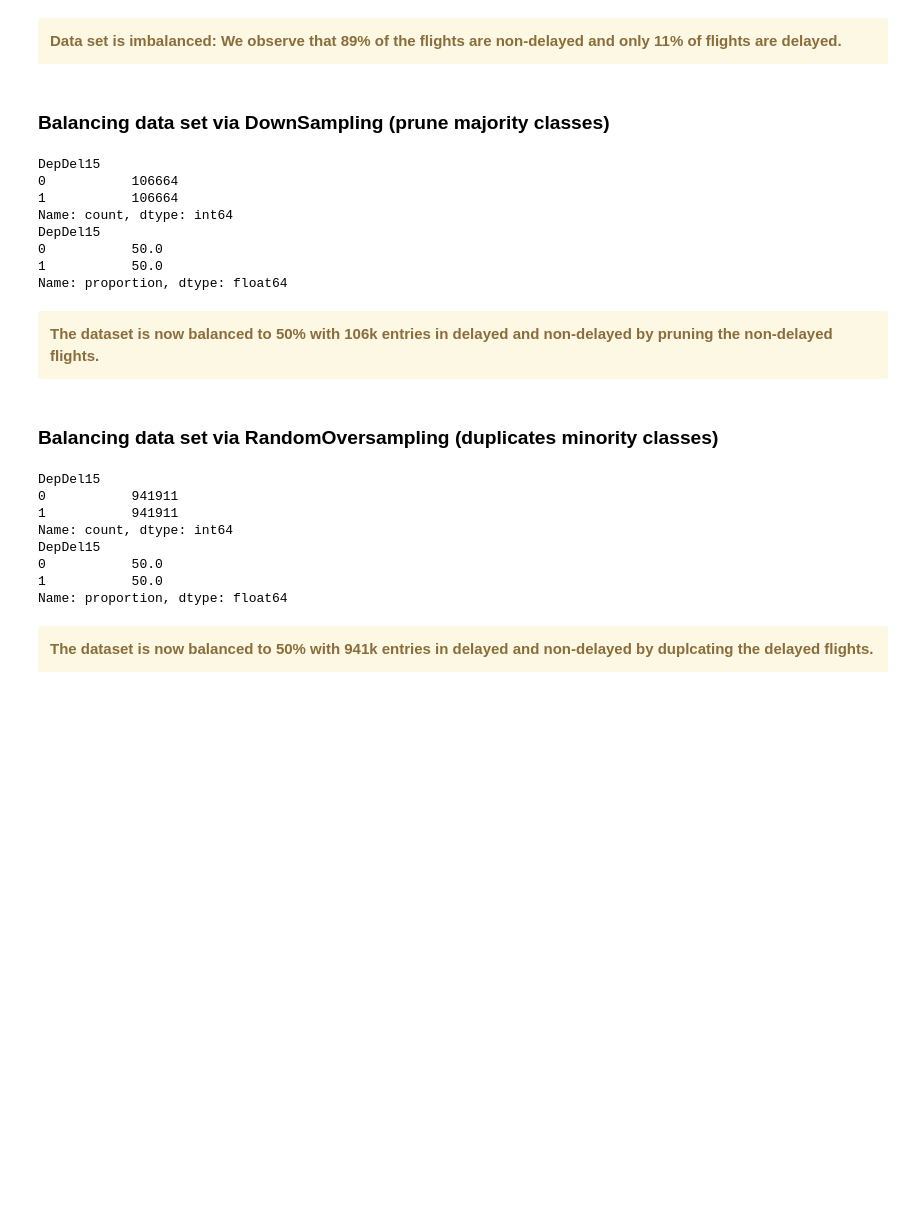
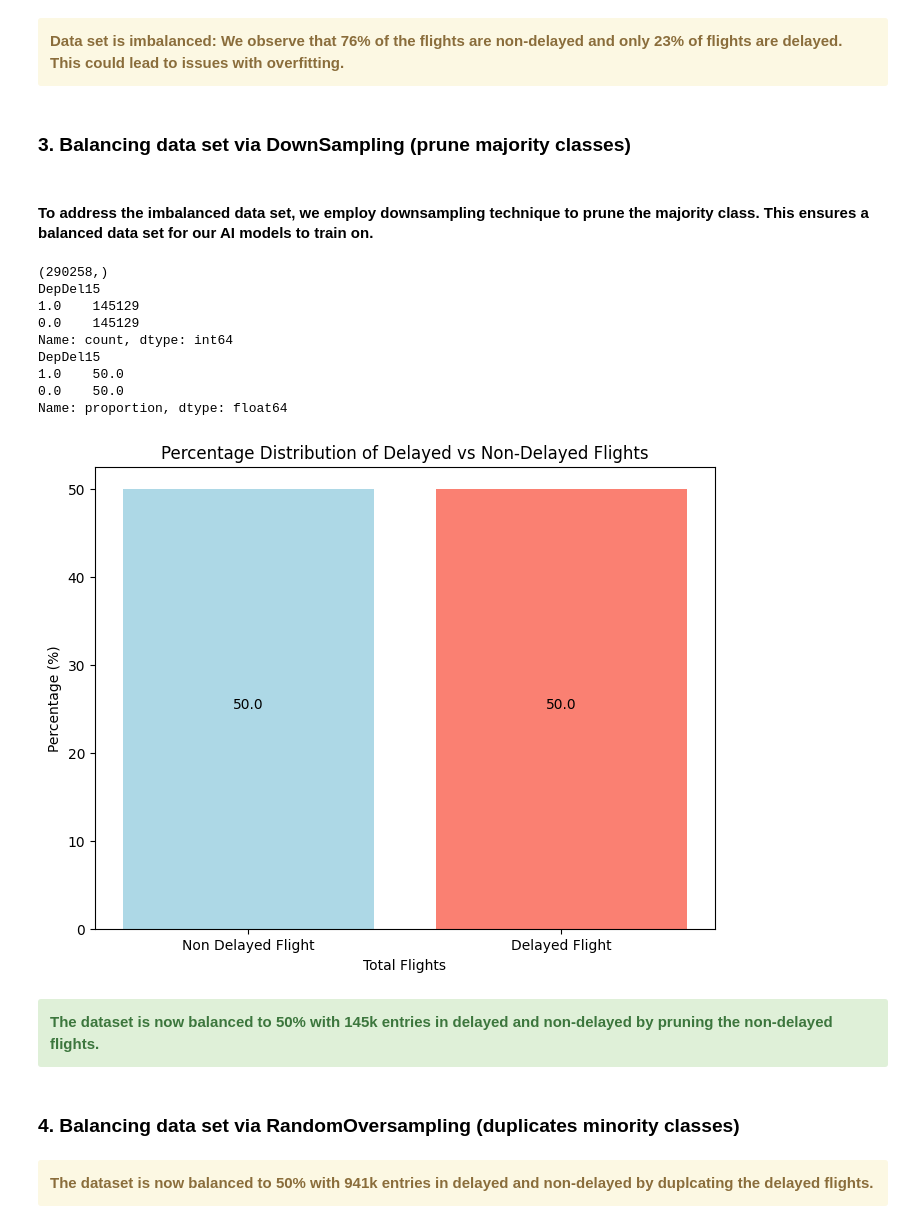
Before and after one commit to JackEshkenazi/SC1015-Data_Science_Project, a Jupyter notebook: 3_Data_Processing.ipynb, the cells around one changed output. Saved outputs shown, nothing was run; the diff lists cells and outputs as text; code cells hidden in the pictures; blank space fills up the shorter version.

Commit message:
Data Processing Completed
-> Training models (work in progress)

```diff
--- a/3_Data_Processing.ipynb
+++ b/3_Data_Processing.ipynb
@@ -16,8 +34,17 @@ def printClassBalance(col):
 # %%
 # Read data
-df = pd.read_csv('cleaned_data.csv')
+df = pd.read_csv('data/cleaned_data.csv')
 
-features = ['Operating_Airline ', 'Dest', 'DayOfWeek', 'DayOfMonth']
-labels = ['DepDel15']
+# Set up all features, categorical and numerical
+features = ['Operating_Airline', 'Dest', 'DayOfWeek', 'DayofMonth', 'Distance']
+categorical_features = ['Operating_Airline', 'Dest', 'DayOfWeek', 'DayofMonth']
+label = "DepDel15"
+
+# Drop NAN values
+df.dropna(subset=[label], inplace=True)
+
+# Stripping trailing ends
+df.columns = df.columns.str.strip()
+
 df_features = df[features]
-df_labels = df[labels]
+df_labels = df[[label]]
@@ -35,50 +66,48 @@ Name: proportion, dtype: float64
 # %% [markdown]
 <div class="alert alert-block alert-warning">
-<b>Data set is imbalanced: We observe that 89% of the flights are non-delayed and only 11% of flights are delayed.</b>
+<b>Data set is imbalanced: We observe that 76% of the flights are non-delayed and only 23% of flights are delayed. This could lead to issues with overfitting.</b>
 </div>
 # %% [markdown]
-### Balancing data set via DownSampling (prune majority classes)
+### 3. Balancing data set via DownSampling (prune majority classes)
+# %% [markdown]
+#### To address the imbalanced data set, we employ downsampling technique to prune the majority class. This ensures a balanced data set for our AI models to train on.
 # %%
-delayed = df[df['DepDel15'] == 1]
-not_delayed = df[df['DepDel15'] == 0]
+delayed = df[df[label] == 1]
+not_delayed = df[df[label] == 0]
 
 # Downsample the majority class ('not_delayed') to match the minority class ('delayed')
-not_delayed_downsampled = not_delayed.sample(n=len(delayed), random_state=42)
+not_delayed_downsampled = not_delayed.sample(n=len(delayed), random_state=randomStateNumber)
 
 # Concatenate the downsampled majority class with the minority class
 df_downsampled = pd.concat([not_delayed_downsampled, delayed])
 
 # Shuffle the resulting DataFrame to randomize the order of rows
-df_downsampled = df_downsampled.sample(frac=1, random_state=42).reset_index(drop=True)
+df_downsampled = df_downsampled.sample(frac=1, random_state=randomStateNumber).reset_index(drop=True)
 
-printClassBalance(df_downsampled[labels])
+printClassBalance(df_downsampled[label])
 # %% [output]
+(290258,)
 DepDel15
-0           106664
-1           106664
+1.0    145129
+0.0    145129
 Name: count, dtype: int64
 DepDel15
-0           50.0
-1           50.0
+1.0    50.0
+0.0    50.0
 Name: proportion, dtype: float64
+[figure, added]
 # %% [markdown]
-<div class="alert alert-block alert-warning">
-<b>The dataset is now balanced to 50% with 106k entries in delayed and non-delayed by pruning the non-delayed flights.</b>
+<div class="alert alert-block alert-success">
+<b>The dataset is now balanced to 50% with 145k entries in delayed and non-delayed by pruning the non-delayed flights.</b>
 </div>
 # %% [markdown]
-### Balancing data set via RandomOversampling (duplicates minority classes)
+### 4. Balancing data set via RandomOversampling (duplicates minority classes)
 # %%
-ros = RandomOverSampler(random_state=1)
-features_set, labels_set = ros.fit_resample(df_features, df_labels)
+# ros = RandomOverSampler(random_state=1)
+# features_set, labels_set = ros.fit_resample(df_features, df_labels)
+# df_upsampled = pd.concat([features_set, labels_set], axis=1)
+
+# printClassBalance(df_upsampled[label])
-# %% [output]
-DepDel15
-0           941911
-1           941911
-Name: count, dtype: int64
-DepDel15
-0           50.0
-1           50.0
-Name: proportion, dtype: float64
 # %% [markdown]
 <div class="alert alert-block alert-warning">
 <b>The dataset is now balanced to 50% with 941k entries in delayed and non-delayed by duplcating the delayed flights.</b>
```
Also changed, not shown: parts of 15 cells of this notebook, 3 other files.
